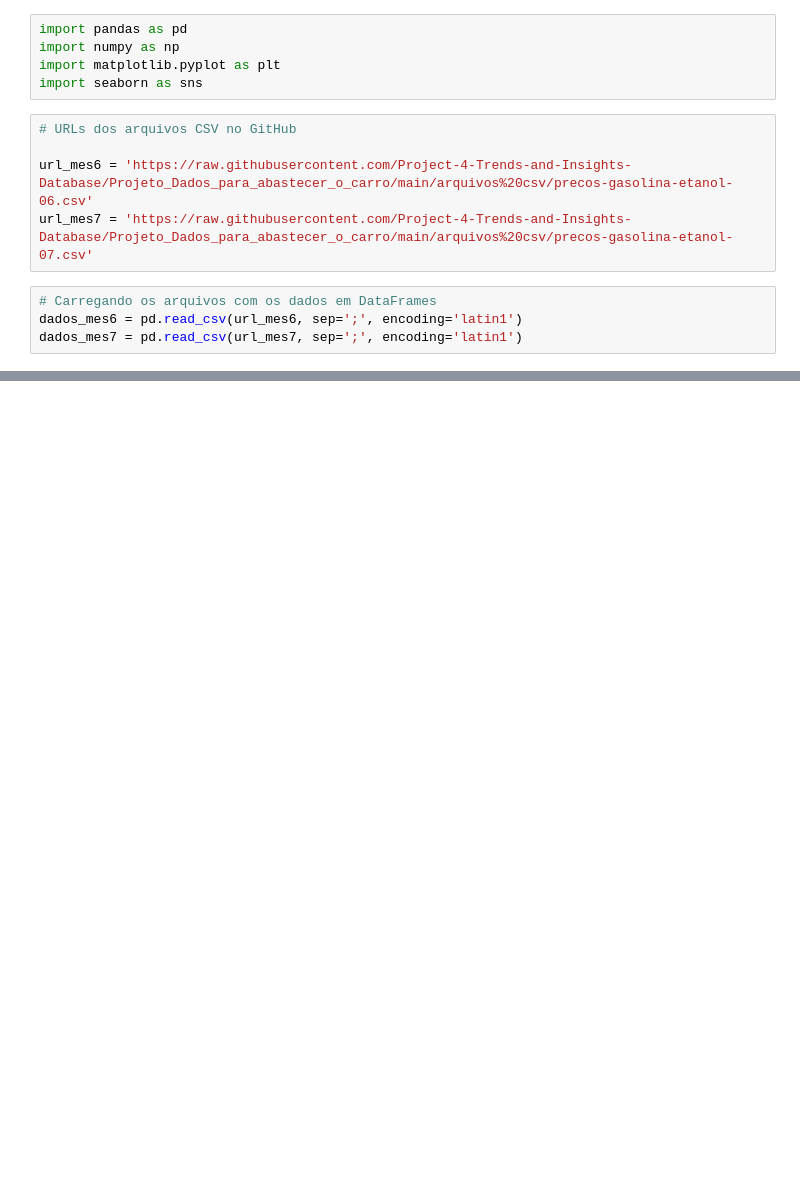
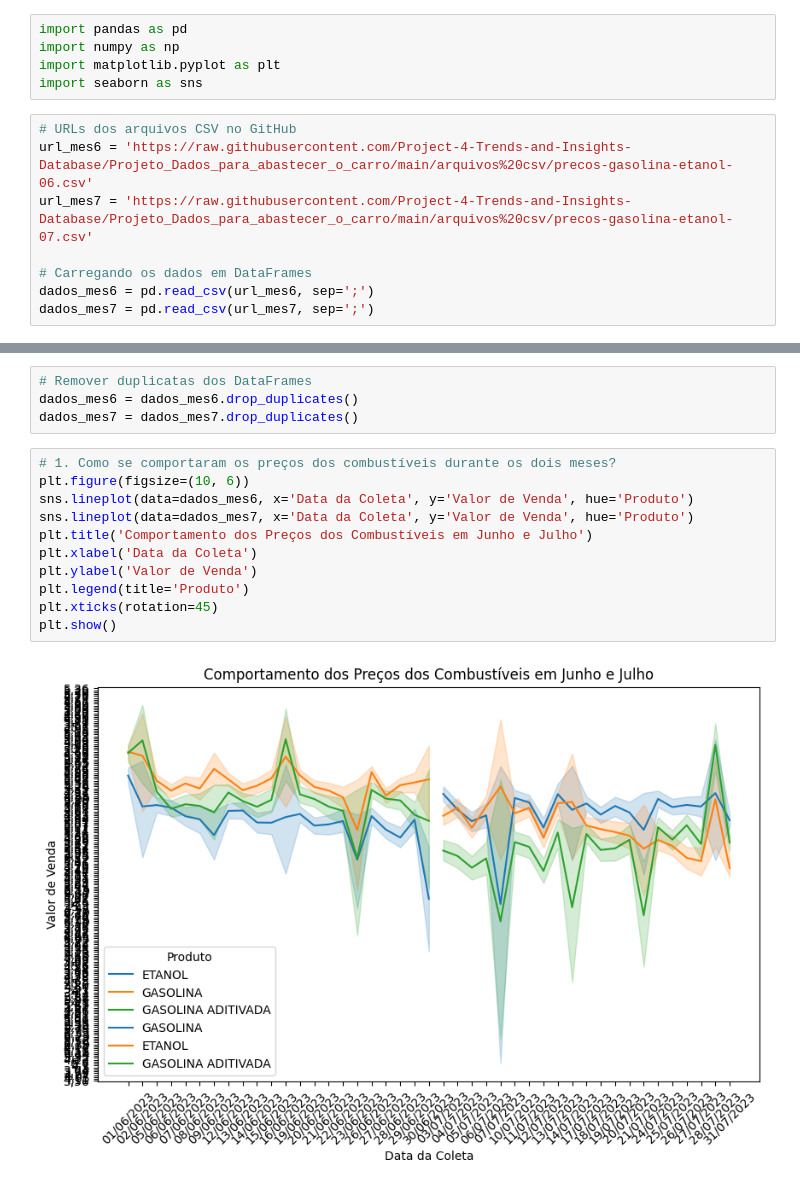
Before and after one commit to Project-4-Trends-and-Insights-Database/Projeto_Dados_para_abastecer_o_carro, a Jupyter notebook: Projeto_Dados_para_abastecer_o_carro.ipynb, the cells around one changed output, grey strips where cells are left out. Saved outputs shown, nothing was run; the diff lists cells and outputs as text; blank space fills up the shorter version.

```diff
--- a/Projeto_Dados_para_abastecer_o_carro.ipynb
+++ b/Projeto_Dados_para_abastecer_o_carro.ipynb
@@ -7,10 +7,9 @@ import matplotlib.pyplot as plt
 import seaborn as sns
 # %%
 # URLs dos arquivos CSV no GitHub
-
 url_mes6 = 'https://raw.githubusercontent.com/Project-4-Trends-and-Insights-Database/Projeto_Dados_para_abastecer_o_carro/main/arquivos%20csv/precos-gasolina-etanol-06.csv'
 url_mes7 = 'https://raw.githubusercontent.com/Project-4-Trends-and-Insights-Database/Projeto_Dados_para_abastecer_o_carro/main/arquivos%20csv/precos-gasolina-etanol-07.csv'
+
+# Carregando os dados em DataFrames
+dados_mes6 = pd.read_csv(url_mes6, sep=';')
+dados_mes7 = pd.read_csv(url_mes7, sep=';')
-# %%
-# Carregando os arquivos com os dados em DataFrames
-dados_mes6 = pd.read_csv(url_mes6, sep=';', encoding='latin1')
-dados_mes7 = pd.read_csv(url_mes7, sep=';', encoding='latin1')
@@ -114,0 +61,17 @@ KeyError: ignored
+# %%
+# Remover duplicatas dos DataFrames
+dados_mes6 = dados_mes6.drop_duplicates()
+dados_mes7 = dados_mes7.drop_duplicates()
+# %%
+# 1. Como se comportaram os preços dos combustíveis durante os dois meses?
+plt.figure(figsize=(10, 6))
+sns.lineplot(data=dados_mes6, x='Data da Coleta', y='Valor de Venda', hue='Produto')
+sns.lineplot(data=dados_mes7, x='Data da Coleta', y='Valor de Venda', hue='Produto')
+plt.title('Comportamento dos Preços dos Combustíveis em Junho e Julho')
+plt.xlabel('Data da Coleta')
+plt.ylabel('Valor de Venda')
+plt.legend(title='Produto')
+plt.xticks(rotation=45)
+plt.show()
+# %% [output]
+[figure, added]
```
Also changed, not shown: parts of 7 cells of this notebook.
